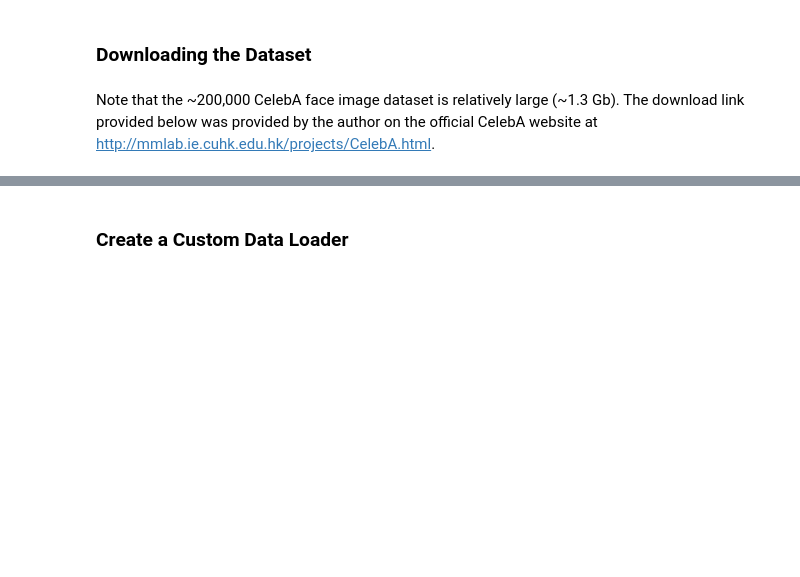
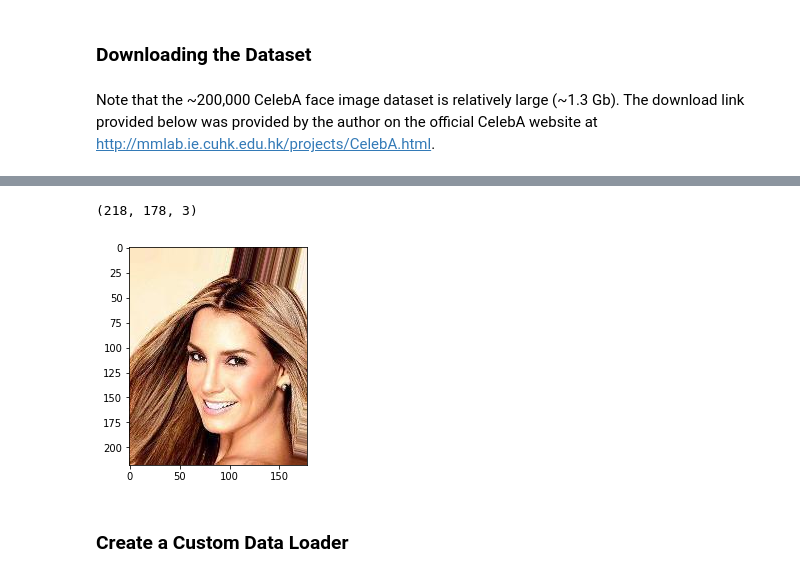
Before and after one commit to rasbt/deep-learning-book, a Jupyter notebook: code/model_zoo/pytorch_ipynb/autoencoder-conv-2.ipynb, the cells around one changed output, grey strips where cells are left out. Drawn from its saved outputs; the diff is of its cells as text; code cells hidden in the pictures; blank space fills up the shorter version.

```diff
--- a/code/model_zoo/pytorch_ipynb/autoencoder-conv-2.ipynb
+++ b/code/model_zoo/pytorch_ipynb/autoencoder-conv-2.ipynb
@@ -54,2 +68,9 @@ replace img_align_celeba/000001.jpg? [y]es, [n]o, [A]ll, [N]one, [r]ename:  NULL
+# %%
+img = Image.open('img_align_celeba/000001.jpg')
+print(np.asarray(img, dtype=np.uint8).shape)
+plt.imshow(img);
+# %% [output]
+(218, 178, 3)
+[figure, added]
 # %% [markdown]
 ### Create a Custom Data Loader
```
Also changed, not shown: parts of 15 cells of this notebook.
